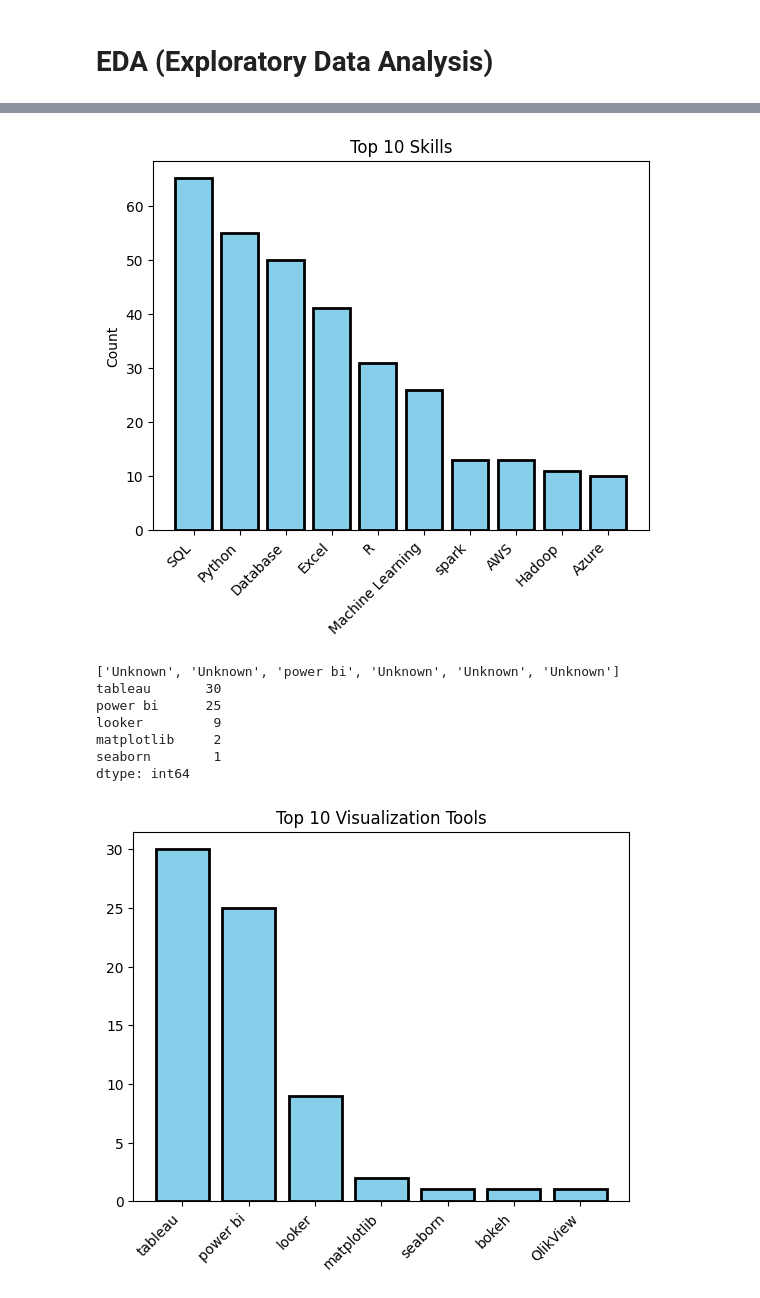
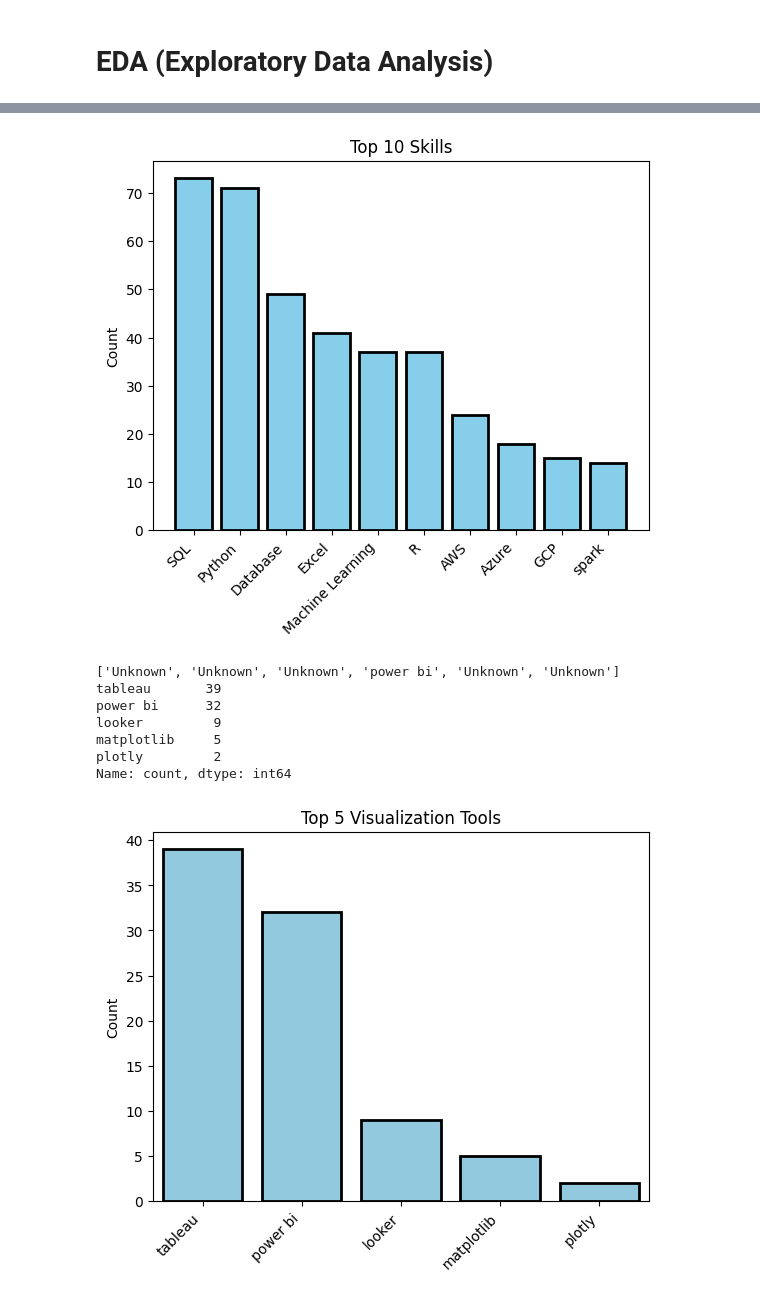
Before and after one commit to Sardiirfan27/Web-Scraping-Jobstreet, a Jupyter notebook: web_scraping_jobstreet_Irfan.ipynb, the cells around one changed output, grey strips where cells are left out. Drawn from its saved outputs; the diff is of its cells as text; code cells hidden in the pictures.

Commit message:
web scraping 2

```diff
--- a/web_scraping_jobstreet_Irfan.ipynb
+++ b/web_scraping_jobstreet_Irfan.ipynb
@@ -50,7 +50,7 @@ def scraping_data(key, num_pages):
     df = pd.DataFrame(data)
     return df
 
-df = scraping_data('data-science-jobs', num_pages=5)
+df = scraping_data('data-science-jobs', num_pages=6)
 df
 # %% [output]
 |  | Job Title | Company | Job Description | Job Type |
@@ -72,7 +72,9 @@ def check_skills(description, skills):
     found_skills = []
 
     for skill in skills:
-        pattern = r'\b{}\b'.format(re.escape(skill.lower()))
+        # Ganti 'Google Cloud Platform' dengan 'GCP' dan tambahkan '|'
+        skill_pattern = re.escape(skill.lower()).replace('google cloud platform', 'GCP')
+        pattern = r'\b{}\b'.format(skill_pattern)
         if re.search(pattern, description_lower):
             found_skills.append(skill)
 
@@ -84,15 +86,14 @@ def add_columns(df, skills, column_name):
 
 # Keterampilan yang ingin diperiksa
 list_skills = ['SQL','Python','R','Javascript', 'C#','C++',
-               'MySQL','Postgres','Azure','Database','AWS','Google Cloud Platform','GCP','Machine Learning',
+               'MySQL','Postgres','Azure','Database','AWS','GCP','Machine Learning',
                'OpenCV','tensorflow','Deep learning','scikit-learn','pandas',
                'CI/CD','MLOps','WandB','Neptune','Kubernetes','docker',
                'NoSQL','MongoDB','Hadoop','spark','Hive','MapReduce','kafka','Git','Airflow','talend',
                'Excel']
 
 
-df_jobs = add_columns(df, list_skills, column_name='Skills')
-df_jobs
+add_columns(df, list_skills, column_name='Skills')
 # %% [output]
 |  | Job Title | Company | Job Description | Job Type | Skills |
 | 0 | Data Engineer | PT I Like Gym Indonesia | Job Descriptions:Perform data exp... | Penuh waktu | [SQL, Python, Azure] |
@@ -210,7 +211,7 @@ plt.ylabel('Count')
 plt.xticks(rotation=45, ha='right')
 plt.show()
 # %% [output]
-[figure, old version]
+[figure, new version]
 # %%
 # viz_tools = []
 
@@ -220,28 +221,27 @@ plt.show()
 # %%
 viz_tools = [vt for sub_viz_tools in df['Visualization Tools'] for vt in sub_viz_tools]
 
-# Menghitung frekuensi setiap keterampilan
+# Menghitung frekuensi setiap viz_tools
 vt_counts = pd.Series(viz_tools).value_counts()
 vt_counts = vt_counts[vt_counts.index != 'Unknown']
 
 print(viz_tools[:6])
 print(vt_counts.head())
 # %% [output]
-['Unknown', 'Unknown', 'power bi', 'Unknown', 'Unknown', 'Unknown']
-tableau       30
-power bi      25
+['Unknown', 'Unknown', 'Unknown', 'power bi', 'Unknown', 'Unknown']
+tableau       39
+power bi      32
 looker         9
-matplotlib     2
-seaborn        1
-dtype: int64
+matplotlib     5
+plotly         2
+Name: count, dtype: int64
 # %%
-# Membuat plot bar chart
-plt.bar(vt_counts.index[:10], vt_counts.values[:10],
-        color='skyblue',
-        edgecolor='black',
-        linewidth=2)
-plt.title('Top 10 Visualization Tools')
+top_tools = vt_counts.head(5)
+
+sns.barplot(x=top_tools.index, y=top_tools.values, color='skyblue', edgecolor='black', linewidth=2)
+plt.title('Top 5 Visualization Tools')
+plt.ylabel('Count')
 plt.xticks(rotation=45, ha='right')
 plt.show()
 # %% [output]
-[figure, old version]
+[figure, new version]
```
Also changed, not shown: parts of 8 cells of this notebook, 1 other file.
